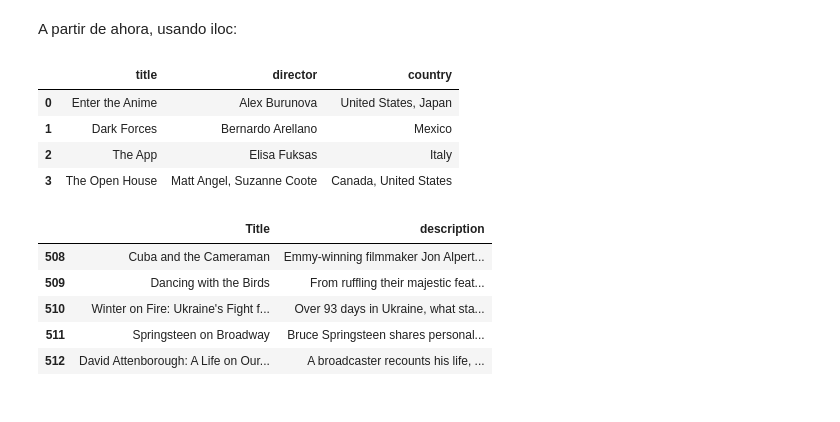
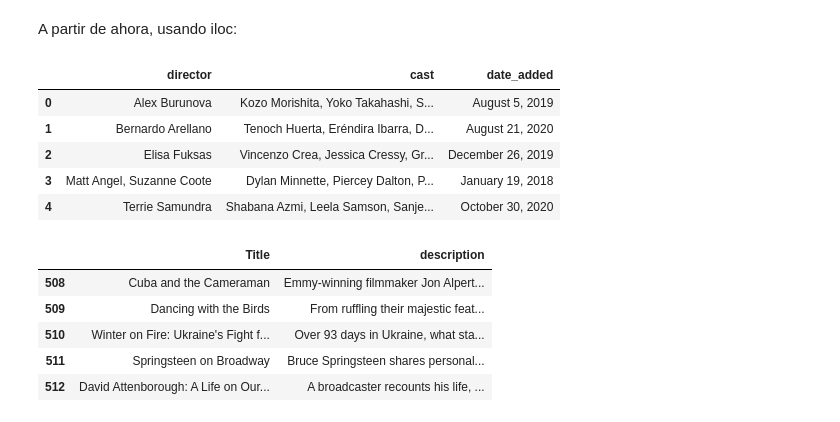
Before and after one commit to ngcarvajall/modulo2_pandas, a Jupyter notebook: laboratorio-modulo2-leccion02-eda-union.ipynb, the cells around one changed output. Drawn from its saved outputs; the diff is of its cells as text; code cells hidden in the pictures.

```diff
--- a/laboratorio-modulo2-leccion02-eda-union.ipynb
+++ b/laboratorio-modulo2-leccion02-eda-union.ipynb
@@ -370,3 +376,6 @@ Análisis de segundo paquete de datos:
+# %%
+netflix_titles.head()
+netflix_titles.drop(columns= ["show_id"], inplace= True)
 # %%
 netflix_titles
 # %% [output]
@@ -763,13 +822,14 @@ netflix_mergeo.loc[mask_director_vacio, ['title']]
 # %% [markdown]
 A partir de ahora, usando iloc:
 # %%
-netflix_mergeo.iloc[:4,[8,9,11]]
+netflix_mergeo.iloc[:5,[8,9,11]]
 # %% [output]
-|  | title | director | country |
-| 0 | Enter the Anime | Alex Burunova | United States, Japan |
-| 1 | Dark Forces | Bernardo Arellano | Mexico |
-| 2 | The App | Elisa Fuksas | Italy |
-| 3 | The Open House | Matt Angel, Suzanne Coote | Canada, United States |
+|  | director | cast | date_added |
+| 0 | Alex Burunova | Kozo Morishita, Yoko Takahashi, S... | August 5, 2019 |
+| 1 | Bernardo Arellano | Tenoch Huerta, Eréndira Ibarra, D... | August 21, 2020 |
+| 2 | Elisa Fuksas | Vincenzo Crea, Jessica Cressy, Gr... | December 26, 2019 |
+| 3 | Matt Angel, Suzanne Coote | Dylan Minnette, Piercey Dalton, P... | January 19, 2018 |
+| 4 | Terrie Samundra | Shabana Azmi, Leela Samson, Sanje... | October 30, 2020 |
 # %%
 netflix_mergeo.iloc[-5:,[0,-1]]
 # %% [output]
```
Also changed, not shown: parts of 37 cells of this notebook.
